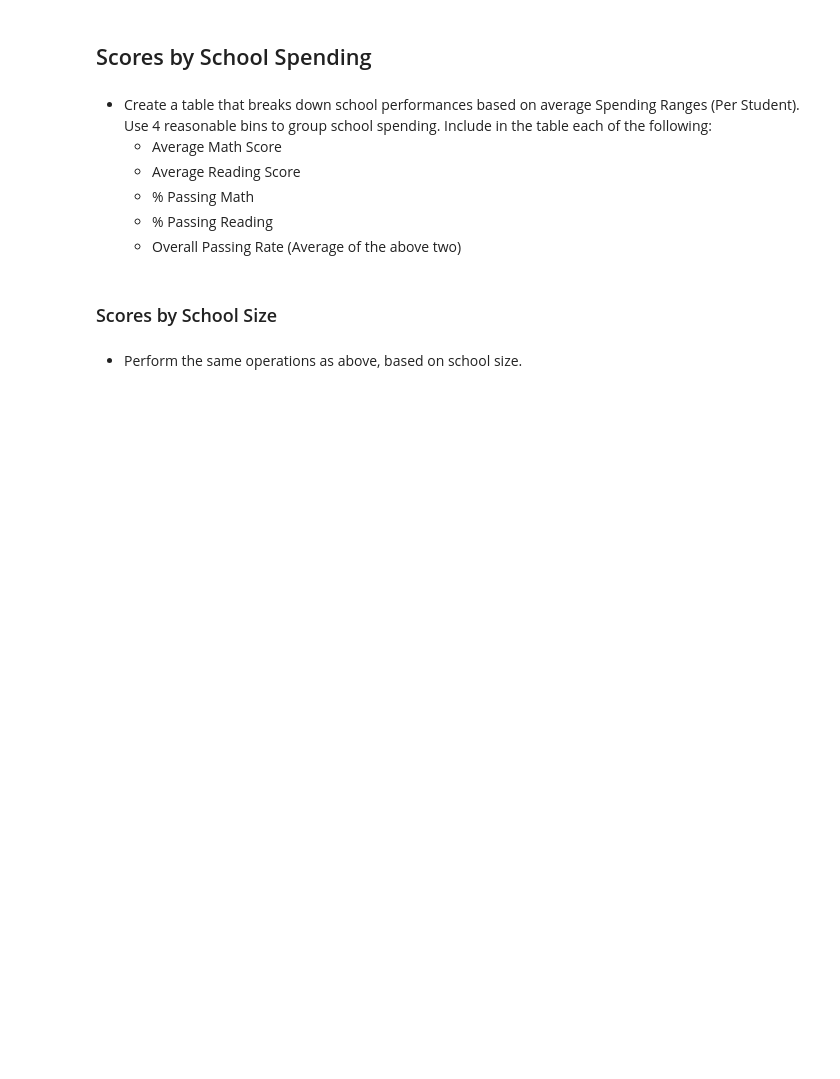
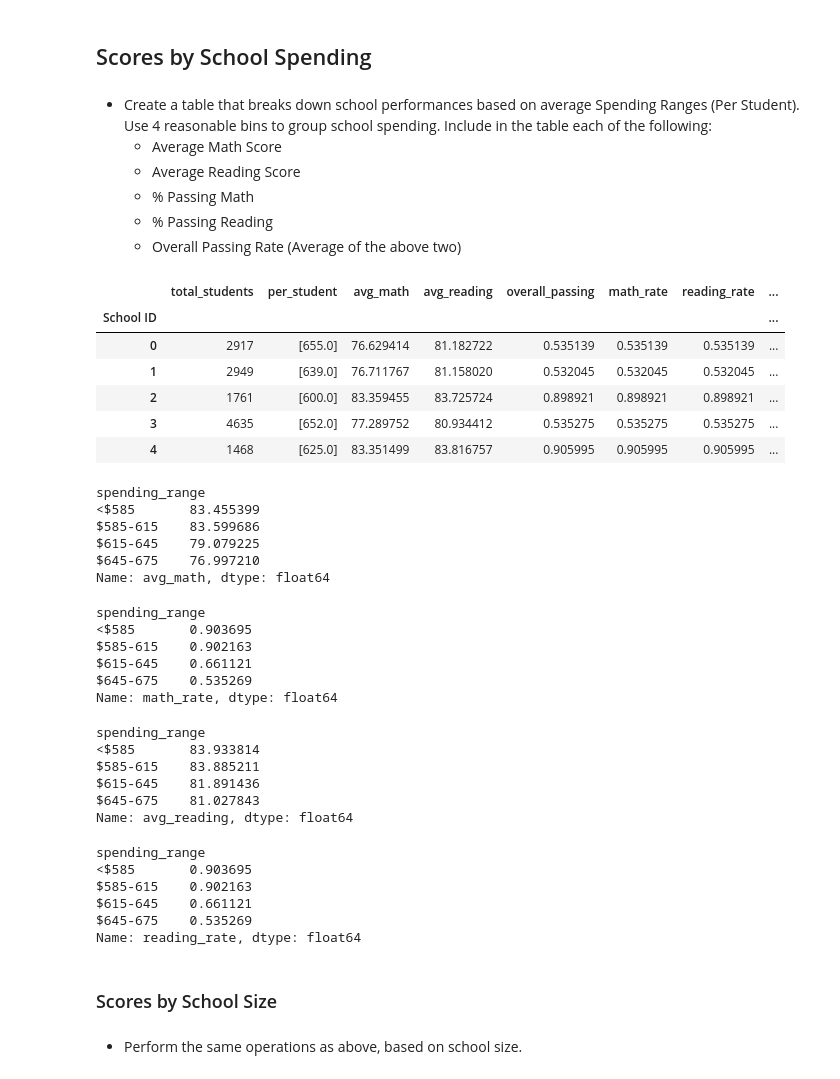
Before and after one commit to jvincent1113/Python_Lab_Assignment, a Jupyter notebook: Python_Lab_Assignment_JVGiannantonio.ipynb, the cells around one changed output. Drawn from its saved outputs; the diff is of its cells as text; code cells hidden in the pictures; blank space fills up the shorter version.

```diff
--- a/Python_Lab_Assignment_JVGiannantonio.ipynb
+++ b/Python_Lab_Assignment_JVGiannantonio.ipynb
@@ -474,4 +472,35 @@ Name: reading_score, dtype: float64
 # Sample bins. Feel free to create your own bins.
 spending_bins = [0, 585, 615, 645, 675]
 group_names = ["<$585", "$585-615", "$615-645", "$645-675"]
+# %%
+# Create a new column to show budget per student in each row
+stud=school_complete.groupby('School ID')['Student ID'].nunique()
+
+df=pd.DataFrame(stud)
+df.columns=['total_students']
+
+df['per_student']=budg/stud
+df['avg_math']=school_complete.groupby('School ID')['math_score'].mean()
+df['avg_reading']=school_complete.groupby('School ID')['reading_score'].mean()
+df['overall_passing']=rate
+
+
+math_rate=passing.groupby('School ID')['math_score'].size()/(school_complete.groupby('School ID')['math_score'].size())
+reading_rate=passing.groupby('School ID')['reading_score'].size()/(school_complete.groupby('School ID')['math_score'].size())
+
+df['math_rate']=math_rate
+df['reading_rate']=reading_rate
+df['type']=school_complete.groupby('School ID')['type'].unique()
+
+
+df['spending_range'] = pd.cut(df['per_student'], bins=spending_bins, labels=group_names)
+df.head()
+# %% [output]
+|  | total_students | per_student | avg_math | avg_reading | overall_passing | math_rate | reading_rate | ... |
+| School ID |  |  |  |  |  |  |  | ... |
+| 0 | 2917 | [655.0] | 76.629414 | 81.182722 | 0.535139 | 0.535139 | 0.535139 | ... |
+| 1 | 2949 | [639.0] | 76.711767 | 81.158020 | 0.532045 | 0.532045 | 0.532045 | ... |
+| 2 | 1761 | [600.0] | 83.359455 | 83.725724 | 0.898921 | 0.898921 | 0.898921 | ... |
+| 3 | 4635 | [652.0] | 77.289752 | 80.934412 | 0.535275 | 0.535275 | 0.535275 | ... |
+| 4 | 1468 | [625.0] | 83.351499 | 83.816757 | 0.905995 | 0.905995 | 0.905995 | ... |
 # %%
@@ -481,11 +509,47 @@ group_names = ["<$585", "$585-615", "$615-645", "$645-675"]
 # %%
 # Calculate the average math score within each spending range
+
+df.groupby('spending_range')['avg_math'].mean()
+# %% [output]
+spending_range
+<$585       83.455399
+$585-615    83.599686
+$615-645    79.079225
+$645-675    76.997210
+Name: avg_math, dtype: float64
 # %%
 # Calculate the percentage passing rate for math in each spending range
+
+df.groupby('spending_range')['math_rate'].mean()
+# %% [output]
+spending_range
+<$585       0.903695
+$585-615    0.902163
+$615-645    0.661121
+$645-675    0.535269
+Name: math_rate, dtype: float64
 # %%
 # Calculate the percentage passing rate for reading in each spending range
+
+df.groupby('spending_range')['avg_reading'].mean()
+# %% [output]
+spending_range
+<$585       83.933814
+$585-615    83.885211
+$615-645    81.891436
+$645-675    81.027843
+Name: avg_reading, dtype: float64
 # %%
 # Calculate the percentage overall passing rate in each spending range
+
+df.groupby('spending_range')['reading_rate'].mean()
+# %% [output]
+spending_range
+<$585       0.903695
+$585-615    0.902163
+$615-645    0.661121
+$645-675    0.535269
+Name: reading_rate, dtype: float64
 # %% [markdown]
 ### Scores by School Size
 # %% [markdown]
```
Also changed, not shown: parts of 14 cells of this notebook.
